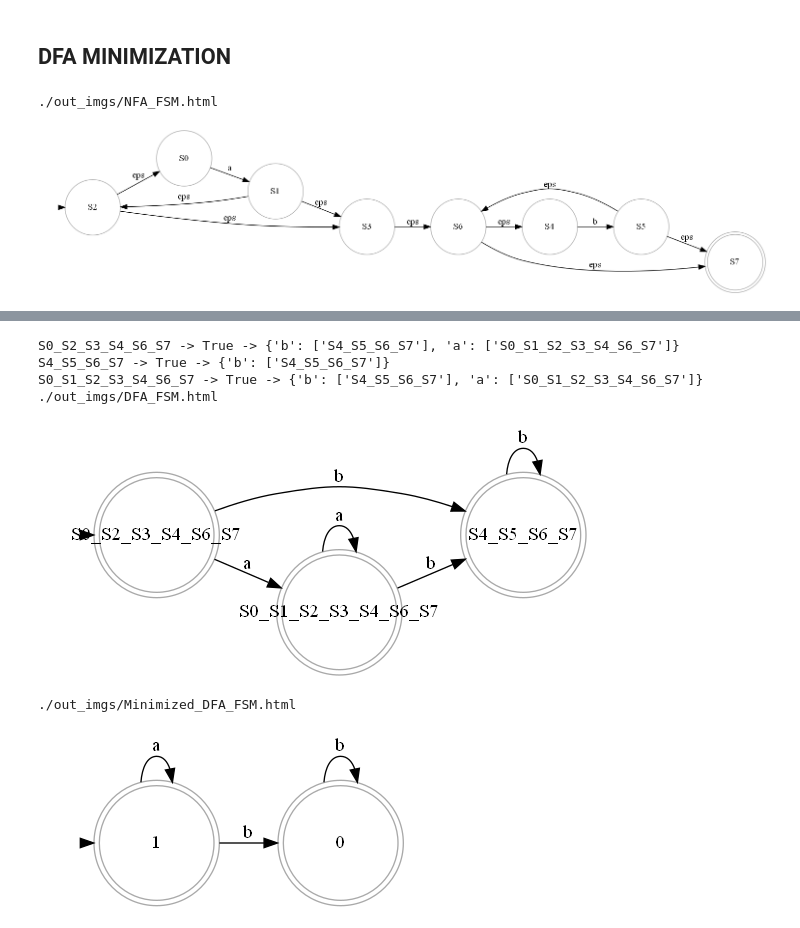
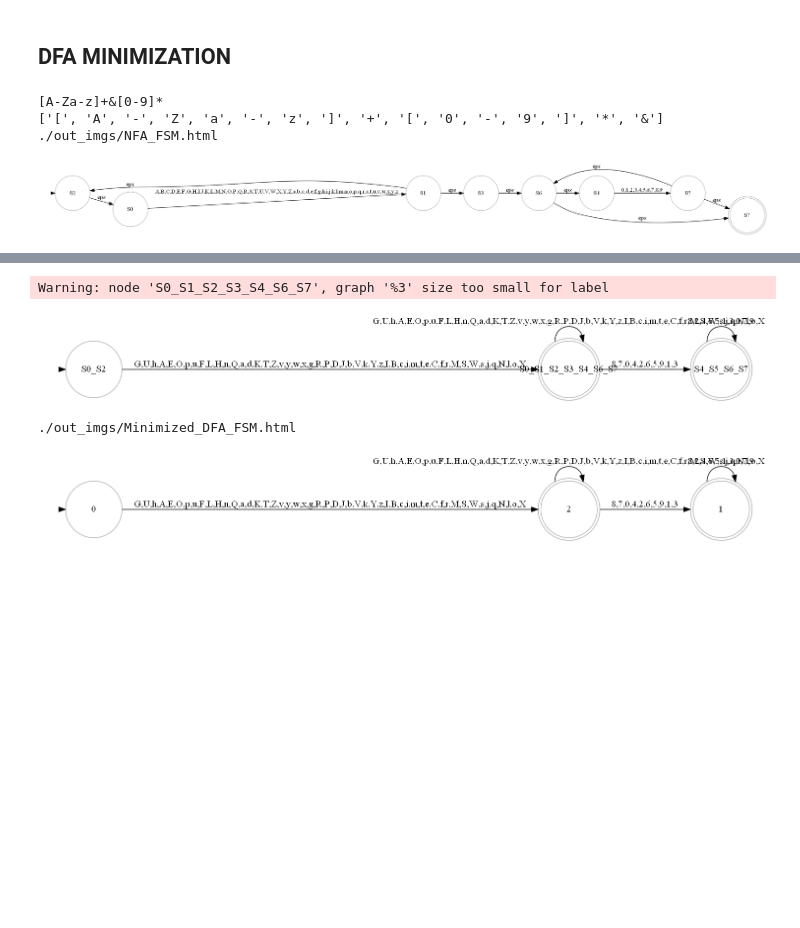
Before and after one commit to AdhamAliAbdelAal/ReTEX, a Jupyter notebook: main.ipynb, the cells around one changed output, grey strips where cells are left out. Saved outputs shown, nothing was run; the diff lists cells and outputs as text; code cells hidden in the pictures; blank space fills up the shorter version.

Commit message:
merged edges

```diff
--- a/main.ipynb
+++ b/main.ipynb
@@ -405,15 +405,10 @@ class RegParser:
         for s in self.states:
             ret.update(s.to_json())
         return ret
-# %%
-reg = input("Enter Regular Expression: ")
-ans = RegParser(reg).parse()
-with open("output.json", "w") as f:
-    f.write(json.dumps(ans, indent=4))
 # %% [markdown]
 ## Part 2
 # %%
-class State:
+class State_m:
     def __init__(self, id: str, is_terminating_state: bool, transitions: dict[str, list[str]]):
         self.id = id
         self.is_terminating_state = is_terminating_state
@@ -439,7 +434,7 @@ class AutomataMachine:
         for state, is_terminal in states.items():
             self.add_state(state, is_terminal, transitions[state])
 
-    def load_json(self, json_file) -> dict[str, State]:
+    def load_json(self, json_file) -> dict[str, State_m]:
         with open(json_file, 'r') as file:
             data = json.load(file)
         # print(data)
@@ -451,8 +446,7 @@ class AutomataMachine:
             # v can be a list of states or a single state
             transitions = {k: [v] if not isinstance(
                 v, list) else v for k, v in value.items() if k != 'isTerminatingState'}
-
-            states[key] = State(
+            states[key] = State_m(
                 key, value['isTerminatingState'], transitions)
         return states
 
@@ -476,7 +470,7 @@ class AutomataMachine:
         return nxt_state
 
     def add_state(self, state: str, is_terminating_state: bool, transitions: dict[str, list[str]]):
-        self.states[state] = State(state, is_terminating_state, transitions)
+        self.states[state] = State_m(state, is_terminating_state, transitions)
 
     def add_transition(self, state: str, input: str, next_state: str):
         if state not in self.states.keys():
@@ -500,6 +494,7 @@ class AutomataMachine:
 
     def draw(self):
         G = nx.MultiDiGraph()
+        merged_edges = {}
         for state in self.states.values():
             # https://stackoverflow.com/questions/74082881/adding-icon-for-node-shape-using-networkx-and-pyvis-python
             G.add_node(
@@ -507,7 +502,6 @@ class AutomataMachine:
             )
 
             # merge common edges like if 2 edges like (s1,s2,"a") and (s1,s2,"b") are present, merge them to (s1,s2,"a,b")
-            merged_edges = {}
             for k, v in state.transitions.items():
                 for dest_state in v:
                     edge = (state.id, dest_state, k)
@@ -546,9 +540,11 @@ class AutomataMachine:
             if state.id == self.starting_state:
                 dot.edge('start', state.id, style='invisible')
 
-            for k, v in state.transitions.items():
-                for dest_state in v:
-                    dot.edge(state.id, dest_state, label=k)
+
+        # add edges from merged_edges
+        for k, v in merged_edges.items():
+            dot.edge(k[0], k[1], label=','.join(v))
+
 
         dot.render(f'out_imgs/{self.name}_FSM', format='png', cleanup=True)
         return Image(f'out_imgs/{self.name}_FSM.png')
@@ -569,7 +565,7 @@ class dfa_generator:
         l.sort()
         return '_'.join(l)
 
-    def get_closure(self, state: State) -> Tuple[set[str], set[str], bool]:
+    def get_closure(self, state: State_m) -> Tuple[set[str], set[str], bool]:
         """
         Returns the epsilon closure of a state
         2 sets are returned, one for the states and the other for the combined Transitions
@@ -729,22 +725,29 @@ class DFA_Minimizer:
 # %%
 def print_states(fsm):
     for k, v in fsm.states.items():
         print(f'{k} -> {v.is_terminating_state} -> {v.transitions}')
 
 if __name__ == "__main__":
+    reg = "[a-c]*b"#input("Enter Regular Expression: ")
+    ans = RegParser("[A-Za-z]+[0-9]*").parse()
+    with open("output.json", "w") as f:
+        f.write(json.dumps(ans, indent=4))
+
     state_machine = AutomataMachine().init_from_file('output.json')
     # display(Markdown(f"# asdas"))
     display(state_machine.draw())
     dfa_gen = dfa_generator('output.json')
     # aa = dfa.get_closure(dfa.nfa_sm.get_state('S2'))
     new_dfa = dfa_gen.convert_to_dfa()
     print_states(new_dfa)
     display(new_dfa.draw())
     new_dfa.save_to_json('dfa.json')
     minimizer = DFA_Minimizer(new_dfa)
     minimizer.minimize()
     minized_dfa = minimizer.reconstruct_dfa()
     display(minized_dfa.draw())
 # %% [output]
+[A-Za-z]+&[0-9]*
+['[', 'A', '-', 'Z', 'a', '-', 'z', ']', '+', '[', '0', '-', '9', ']', '*', '&']
 ./out_imgs/NFA_FSM.html
-[figure, old version]
+[figure, new version]
@@ -753,7 +758,4 @@ Warning: node 'S0_S1_S2_S3_S4_S6_S7', graph '%3' size too small for label
-S0_S2_S3_S4_S6_S7 -> True -> {'b': ['S4_S5_S6_S7'], 'a': ['S0_S1_S2_S3_S4_S6_S7']}
-S4_S5_S6_S7 -> True -> {'b': ['S4_S5_S6_S7']}
-S0_S1_S2_S3_S4_S6_S7 -> True -> {'b': ['S4_S5_S6_S7'], 'a': ['S0_S1_S2_S3_S4_S6_S7']}
-./out_imgs/DFA_FSM.html
+Warning: node 'S0_S1_S2_S3_S4_S6_S7', graph '%3' size too small for label
-[figure, old version]
+[figure, new version]
 ./out_imgs/Minimized_DFA_FSM.html
-[figure, old version]
+[figure, new version]
```
Also changed, not shown: parts of 1 cell of this notebook.
